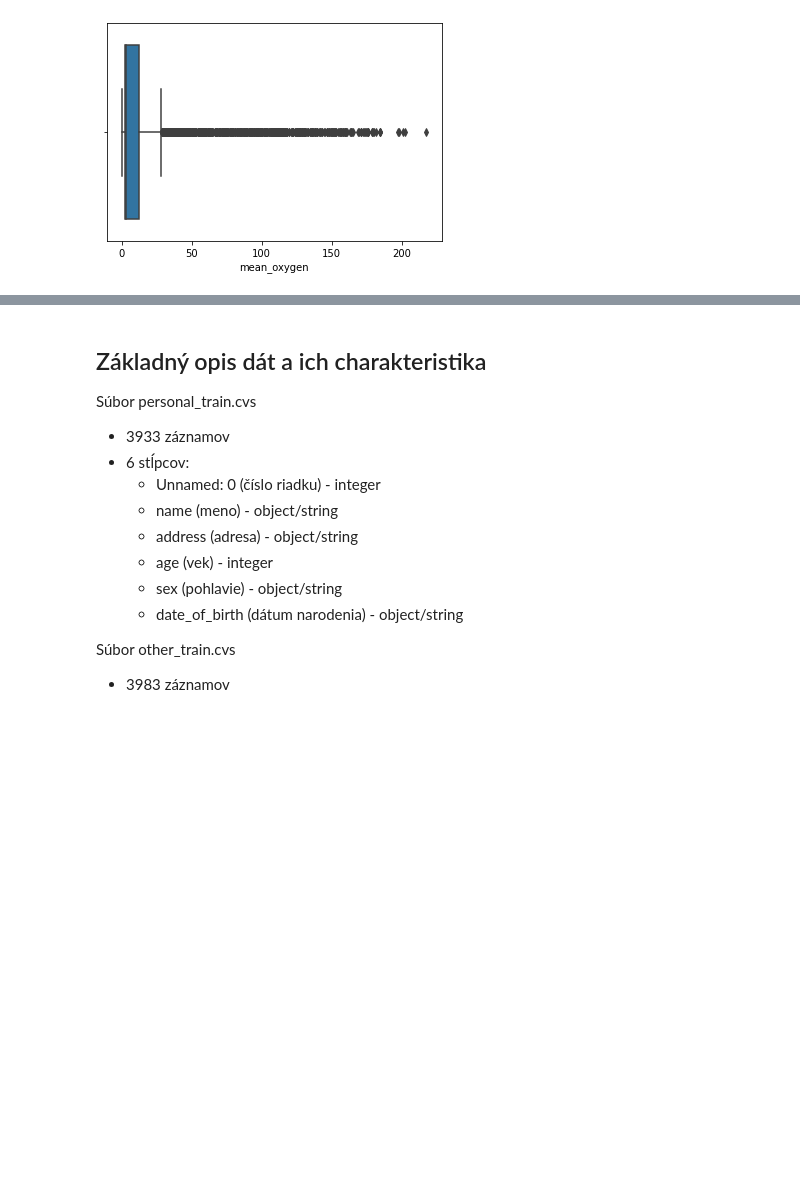
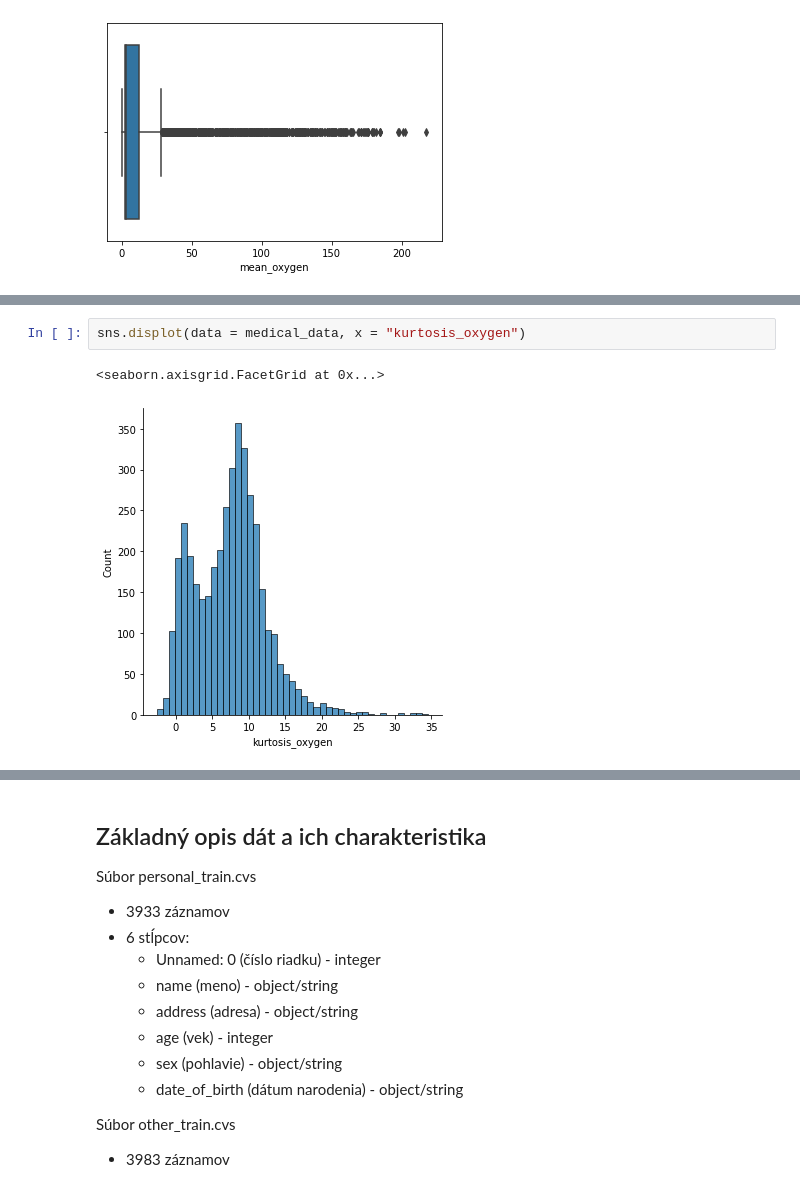
Before and after one commit to xsipka/FIIT_IAU_Projekt, a Jupyter notebook: test.ipynb, the cells around one changed output, grey strips where cells are left out. Cells and saved outputs as stored; diff of their text form; blank space fills up the shorter version.

```diff
--- a/test.ipynb
+++ b/test.ipynb
@@ -120,0 +148,5 @@ sns.boxplot(data = medical_data, x = "skewness_oxygen")
+# %%
+sns.displot(data = medical_data, x = "kurtosis_oxygen")
+# %% [output]
+<seaborn.axisgrid.FacetGrid at 0x...>
+[figure, added]
```
Also changed, not shown: parts of 9 cells of this notebook.
